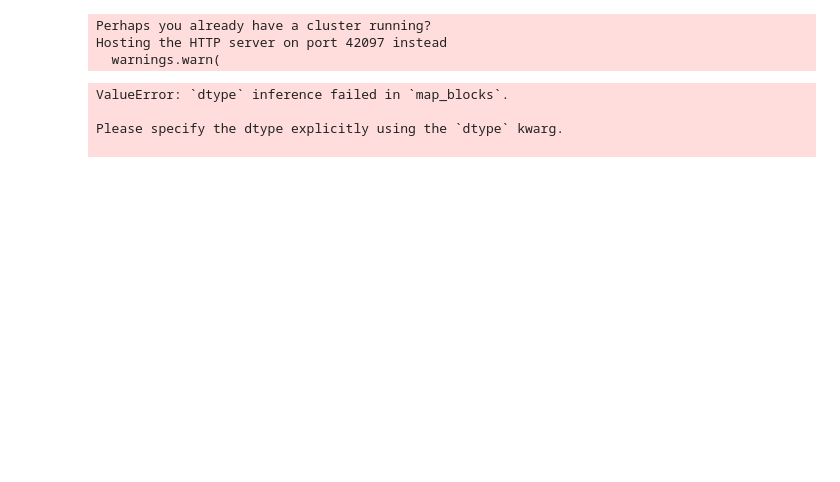
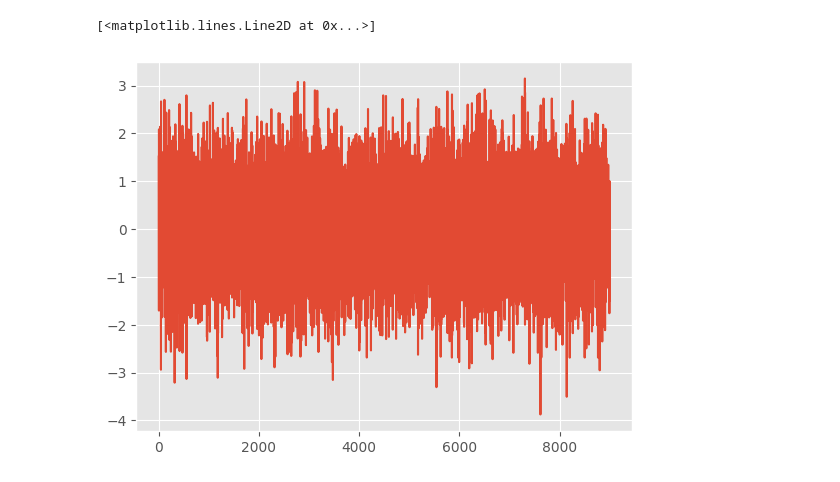
Before and after one commit to mjoudy/Calcium---AR, a Jupyter notebook: notebooks - analysis/dask-test.ipynb, the cells around one changed output. Drawn from its saved outputs; the diff is of its cells as text; code cells hidden in the pictures; blank space fills up the shorter version.

Commit message:
dask-compatible version of simulation and filtering functions added to kef.

```diff
--- a/notebooks - analysis/dask-test.ipynb
+++ b/notebooks - analysis/dask-test.ipynb
@@ -7,0 +9,9 @@ spikes = np.load('data/spikes-10e4-ms.npy')
+# %%
+import h5py
+file_path = os.path.expanduser('~/Documents/codes/0-PhD Project/big data/spikes-60e6-ms.npy')
+# Load the .npy file with memory-mapping to avoid loading the entire file into RAM
+data = np.load(file_path, mmap_mode='r')
+
+# Open an HDF5 file and write the data to it
+with h5py.File('my_data.h5', 'w') as f:
+    f.create_dataset('my_dataset', data=data, chunks=True, compression='gzip')
@@ -7,0 +25,11 @@ spikes = np.load('data/spikes-10e4-ms.npy')
+# %%
+# Set up a Dask client for parallelism
+client = Client()
+
+dask_array = da.from_array(file_path, chunks=(125, 10000))
+pr1 = dask_array.map_blocks(kef.dask_calcium, dtype=dask_array.dtype)
+pr2 = pr1.map_blocks(kef.dask_smooth, dtype=dask_array.dtype)
+result = pr2.compute()
+
+# Check the result
+print("Processing completed!")
@@ -8,7 +50,10 @@ spikes = np.load('data/spikes-10e4-ms.npy')
+# %%
+plt.plot(result[500])
+# %% [output]
+[<matplotlib.lines.Line2D at 0x...>]
+[figure, added]
 # %%
-# Set up a Dask client for parallelism
 client = Client()
-'''
 # Define Process 1
 def process_1(block):
     print(f"Process 1 running on chunk with shape {block.shape}")
@@ -30,19 +75,4 @@ processed_2 = processed_1.map_blocks(process_2)
 
 # Trigger computation and track progress
 result = processed_2.compute()
-'''
-dask_array = da.from_array(spikes, chunks=(1250, 10000))
-pr1 = dask_array.map_blocks(kef.sim_calcium, neuron_id=-1)
-pr2 = pr1.map_blocks(kef.smoothed_signals, win_len=5)
-result = pr2.compute()
-
-# Check the result
 print("Processing completed!")
-# %% [output]
-Perhaps you already have a cluster running?
-Hosting the HTTP server on port 42097 instead
-  warnings.warn(
-ValueError: `dtype` inference failed in `map_blocks`.
-
-Please specify the dtype explicitly using the `dtype` kwarg.
-
```
Also changed, not shown: parts of 5 cells of this notebook, 2 other files.
